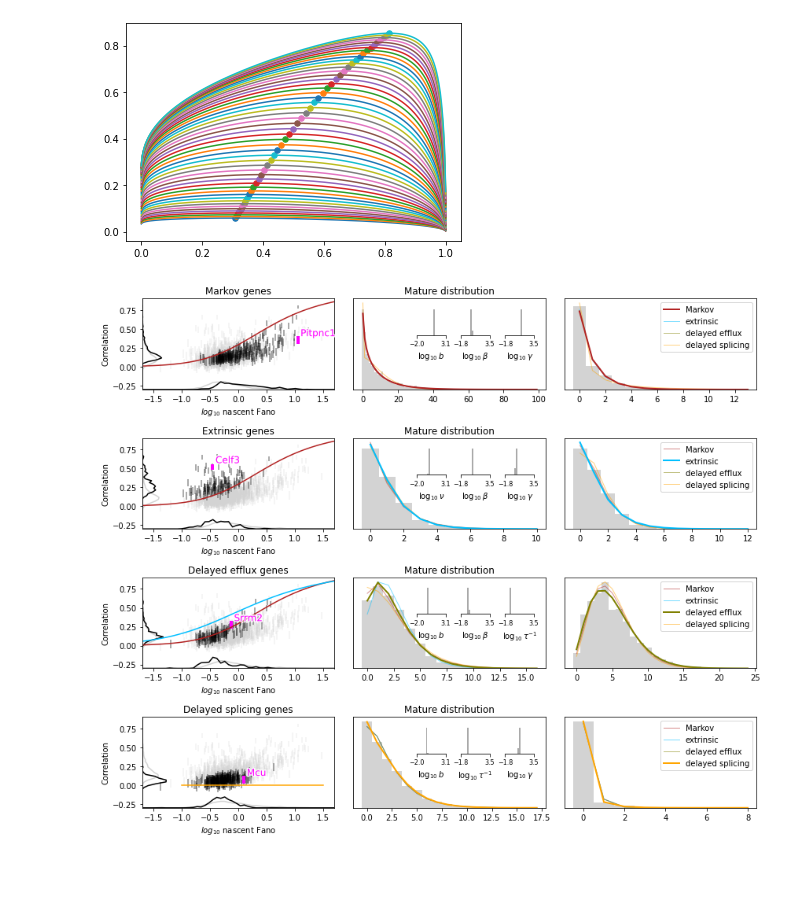
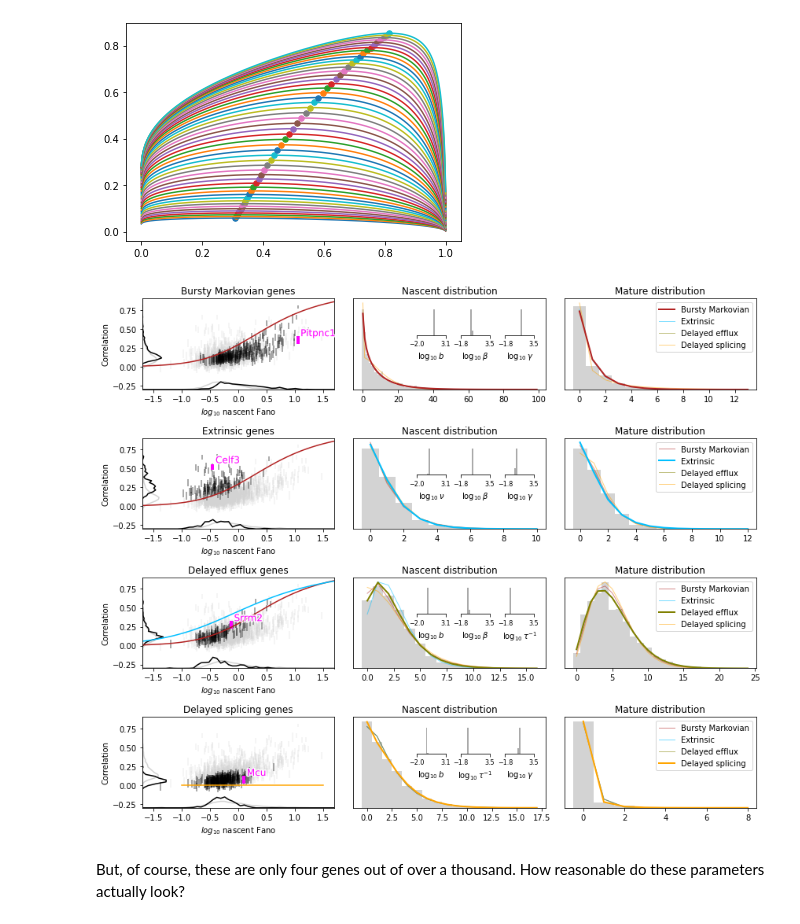
Before and after one commit to pachterlab/GYP_2022, a Jupyter notebook: gg230612_BF_analysis.ipynb, the cells around one changed output. Cells and saved outputs as stored; diff of their text form; code cells hidden in the pictures; blank space fills up the shorter version.

```diff
--- a/gg230612_BF_analysis.ipynb
+++ b/gg230612_BF_analysis.ipynb
@@ -602,7 +602,7 @@ for i in range(4):
         ax1[i,0].plot(b_,np.zeros_like(b_),color=modelcols[3])
     ax1[i,0].set_ylabel('Correlation')
     ax1[i,0].set_xlabel(r'$log_{10}$ nascent Fano')
-    ax1[i,0].set_title(model_names_axes2[i].capitalize() + ' genes')
+    ax1[i,0].set_title(model_names_axes3[i] + ' genes')
 
 
 
@@ -625,45 +625,46 @@ for i in range(4):
         zord=100 if model_ind==i else 1
         p = mean_pars[model_ind,inds[i],:]
         Pss = fitmodels[model_ind].eval_model_pss(p,lm)
-        ax1[i,1].plot(Pss,color=modelcols[model_ind],linewidth=lw_,alpha=alpha,label=model_names_axes2[model_ind],
+        ax1[i,1].plot(Pss,color=modelcols[model_ind],linewidth=lw_,alpha=alpha,label=model_names_axes3[model_ind],
                      zorder=zord)
 
         lm = [1,S.max()+5]
         Pss = fitmodels[model_ind].eval_model_pss(p,lm)
-        ax1[i,2].plot(Pss,color=modelcols[model_ind],linewidth=lw_,alpha=alpha,label=model_names_axes2[model_ind],
+        ax1[i,2].plot(Pss,color=modelcols[model_ind],linewidth=lw_,alpha=alpha,label=model_names_axes3[model_ind],
                      zorder=zord)
 
         ax1[i,1].set_yticks([])
         ax1[i,1].set_title('Nascent distribution')
         ax1[i,2].set_yticks([])
-        ax1[i,1].set_title('Mature distribution')
+        ax1[i,2].set_title('Mature distribution')
 #     print(np.corrcoef(U,S)[0,1])
     ax1[i,2].legend()
 
 
 
 correct_param_names = [[r'$\log_{10}b$',r'$\log_{10}\beta$',r'$\log_{10}\gamma$'],\
                        [r'$\log_{10}\nu$',r'$\log_{10}\beta$',r'$\log_{10}\gamma$'],\
                        [r'$\log_{10}b$',r'$\log_{10}\beta$',r'$\log_{10}\tau^{-1}$'],\
                        [r'$\log_{10}b$',r'$\log_{10}\tau^{-1}$',r'$\log_{10}\gamma$'],]
 fig1.tight_layout()
 for i in range(4):
     dx = 0.15
     spac = 0.08
     for k in range(3):
         subax = add_subplot_axes(ax1[i,1],rect= [0.33+dx*k + spac*k,0.6,dx,0.3])
         bins = np.linspace(phys_lb[k],phys_ub[k],20)
         subax.hist(traces[i][inds[i],k,:],bins=bins,density=True,color='darkgray')
         subax.set_xlim(phys_lb[k],phys_ub[k])
 
         subax.spines['top'].set_visible(False)
         subax.spines['right'].set_visible(False)
-#         subax.spines['bottom'].set_visible(False)
         subax.spines['left'].set_visible(False)
         subax.set_yticks([])
         subax.set_xticks((phys_lb[k],phys_ub[k]))
         subax.set_xlabel(correct_param_names[i][k])
         subax.xaxis.set_tick_params(labelsize=8)
 plt.savefig('./fig/fig3.png',dpi=450)
 # %% [output]
-[figure, old version]
+[figure, new version]
+# %% [markdown]
+But, of course, these are only four genes out of over a thousand. How reasonable do these parameters actually look?
```
Also changed, not shown: parts of 4 cells of this notebook, 1 other file.
